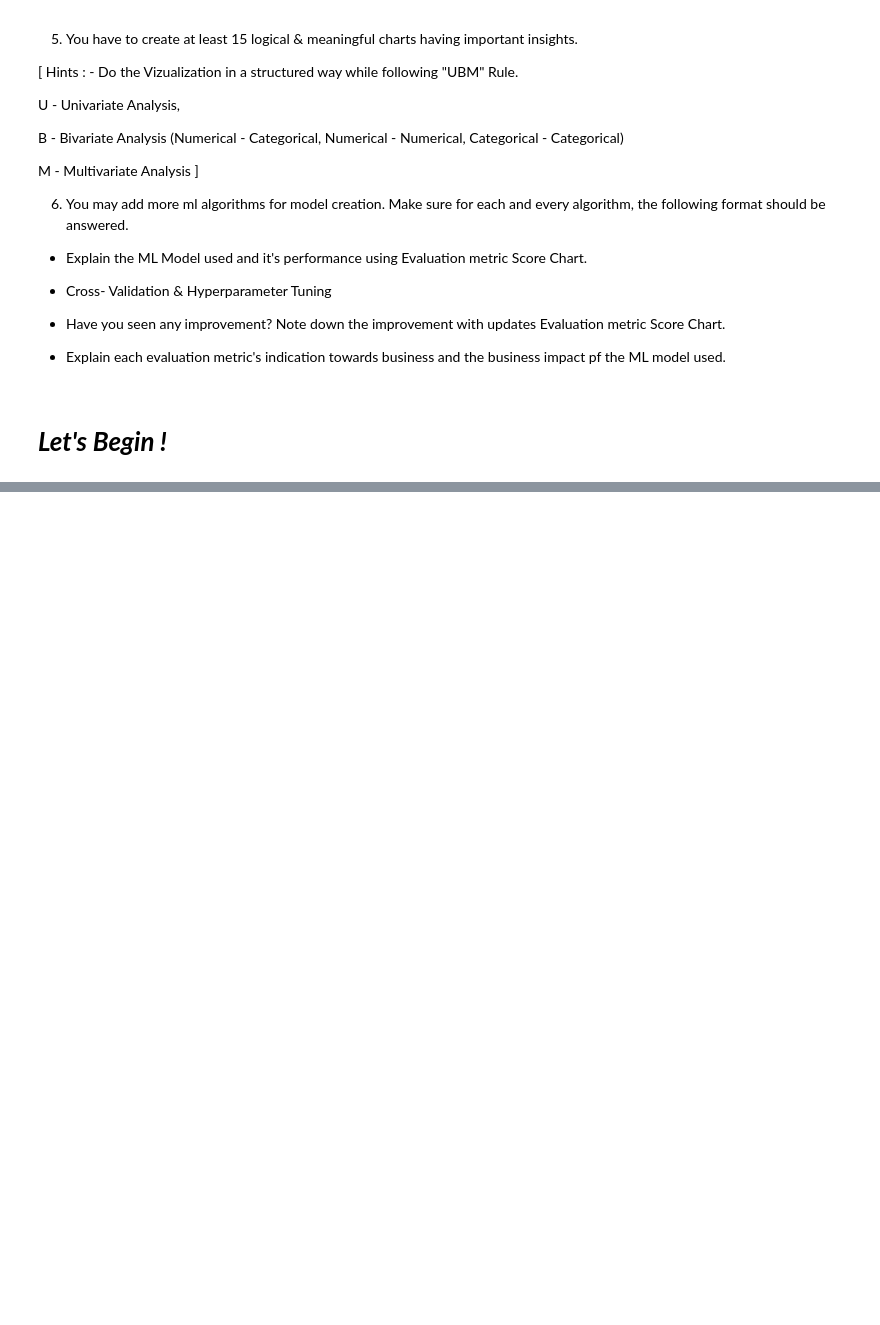
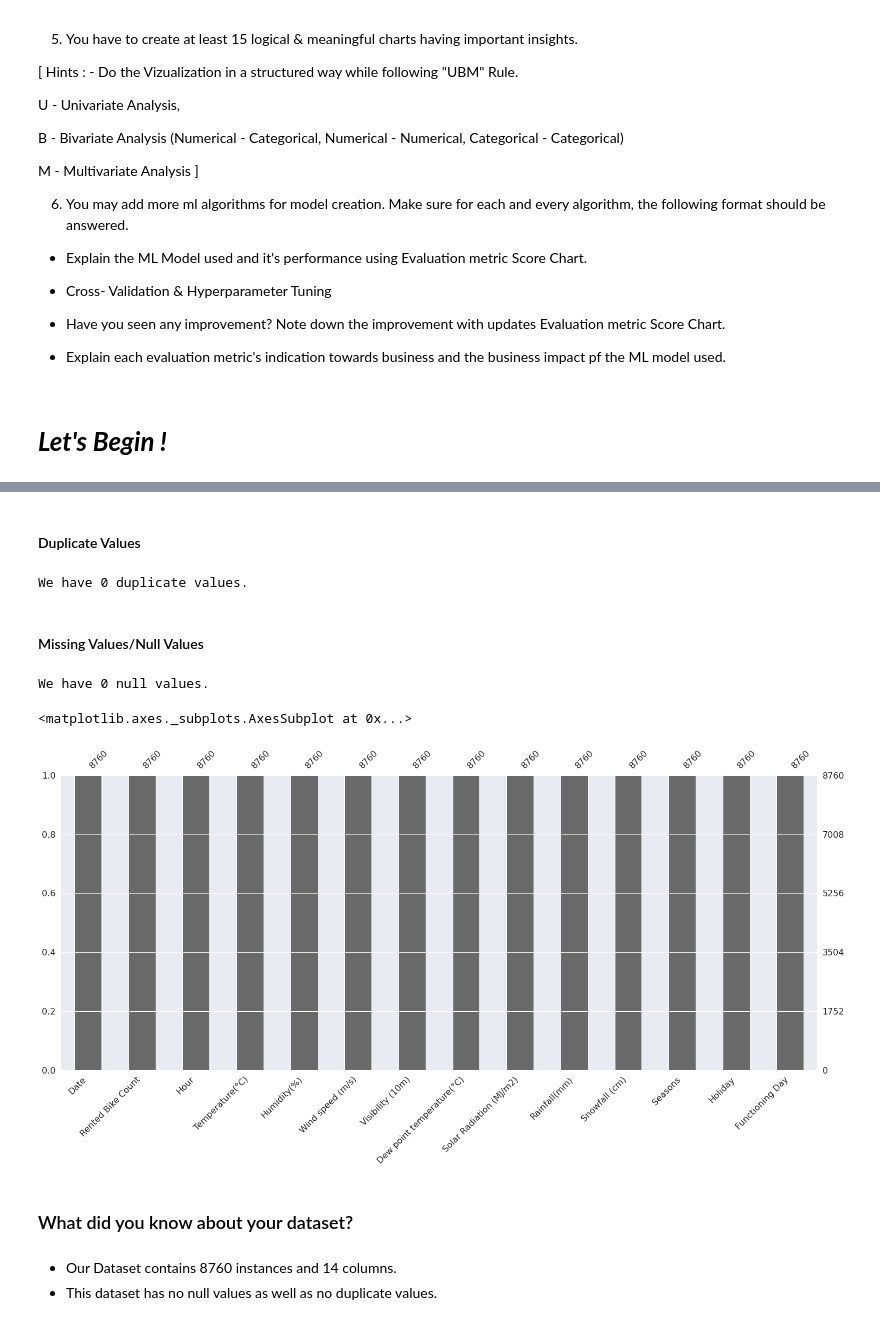
Before and after one commit to dil150898/Bike-Sharing-demand-prediction, a Jupyter notebook: dil_khush_Bike_Sharing_Demand_Prediction_Capstone_Project.ipynb, the cells around one changed output, grey strips where cells are left out. Saved outputs shown, nothing was run; the diff lists cells and outputs as text; code cells hidden in the pictures; blank space fills up the shorter version.

Commit message:
Exploring Dataset

```diff
--- a/dil_khush_Bike_Sharing_Demand_Prediction_Capstone_Project.ipynb
+++ b/dil_khush_Bike_Sharing_Demand_Prediction_Capstone_Project.ipynb
@@ -84,0 +126,26 @@ M - Multivariate Analysis
+# %%
+# Import Libraries
+import pandas as pd
+import seaborn as sns
+import matplotlib.pyplot as plt
+import numpy as np
+import missingno as msno
+sns.set()
+
+from skopt import BayesSearchCV
+import warnings
+warnings.filterwarnings('ignore')
+
+from sklearn.metrics import mean_squared_error
+from sklearn.model_selection import train_test_split
+from sklearn.tree import DecisionTreeRegressor
+from sklearn.model_selection import GridSearchCV
+from sklearn.model_selection import train_test_split
+from sklearn.ensemble import RandomForestRegressor
+from sklearn.ensemble import GradientBoostingRegressor
+
+from time import time
+from sklearn.metrics import r2_score
+import xgboost as xgb
+
+from sklearn.model_selection import cross_val_score
@@ -84,0 +154,4 @@ M - Multivariate Analysis
+# %%
+# Load Dataset Vaibhav
+path='/content/drive/MyDrive/Almabetter/Capstone Project/Supervised ML - Regression /Bike Sharing Demand Prediction /Bike Sharing Demand Prediction/Dil khush Sharma/Data & Resource/SeoulBikeData.csv'
+df=pd.read_csv(path, encoding = 'unicode_escape')
@@ -84,0 +199,25 @@ M - Multivariate Analysis
+# %% [markdown]
+#### Duplicate Values
+# %%
+# Dataset Duplicate Value Count
+print(f'We have {len(df[df.duplicated()])} duplicate values.')
+# %% [output]
+We have 0 duplicate values.
+# %% [markdown]
+#### Missing Values/Null Values
+# %%
+# Missing Values/Null Values Count
+print(f'We have {df.isna().sum().sum()} null values.')
+# %% [output]
+We have 0 null values.
+# %%
+# Visualizing the missing values
+msno.bar(df)
+# %% [output]
+<matplotlib.axes._subplots.AxesSubplot at 0x...>
+[figure, added]
+# %% [markdown]
+### What did you know about your dataset?
+# %% [markdown]
+*  Our Dataset contains 8760 instances and 14 columns.
+*  This dataset has no null values as well as no duplicate values.
```
Also changed, not shown: parts of 12 cells of this notebook.
